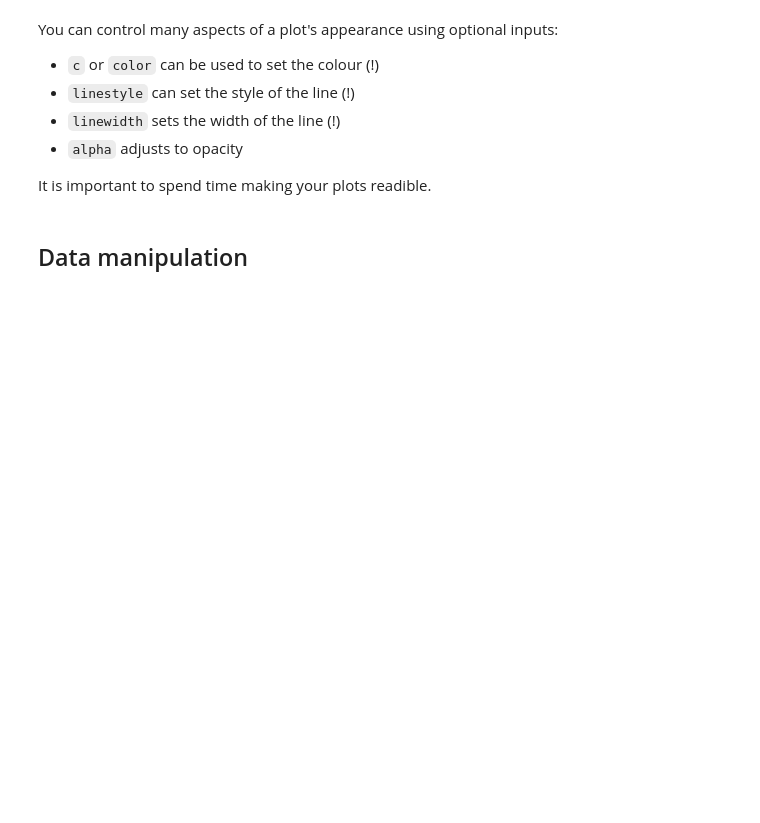
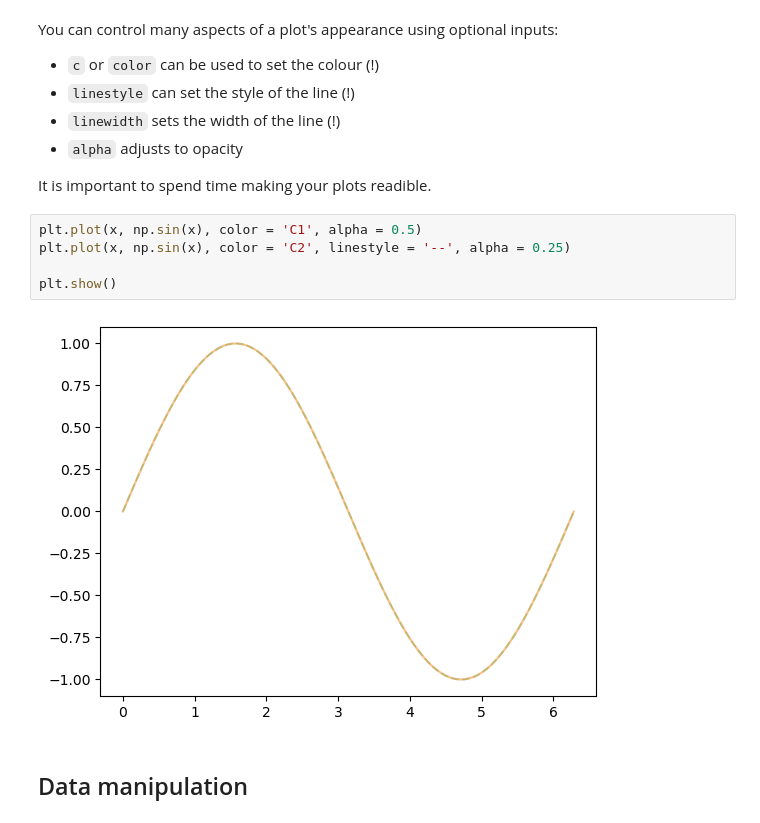
Before and after one commit to UTAS-physics/KYA211, a Jupyter notebook: Content/02 - Data processing.ipynb, the cells around one changed output. Drawn from its saved outputs; the diff is of its cells as text; blank space fills up the shorter version.

```diff
--- a/Content/02 - Data processing.ipynb
+++ b/Content/02 - Data processing.ipynb
@@ -261,6 +453,13 @@ You can control many aspects of a plot's appearance using optional inputs:
 - `alpha` adjusts to opacity
 
 It is important to spend time making your plots readible.
+# %%
+plt.plot(x, np.sin(x), color = 'C1', alpha = 0.5)
+plt.plot(x, np.sin(x), color = 'C2', linestyle = '--', alpha = 0.25)
+
+plt.show()
+# %% [output]
+[figure, added]
 # %% [markdown]
 ## Data manipulation
 # %% [markdown]
```
Also changed, not shown: parts of 51 cells of this notebook, 6 other files.
